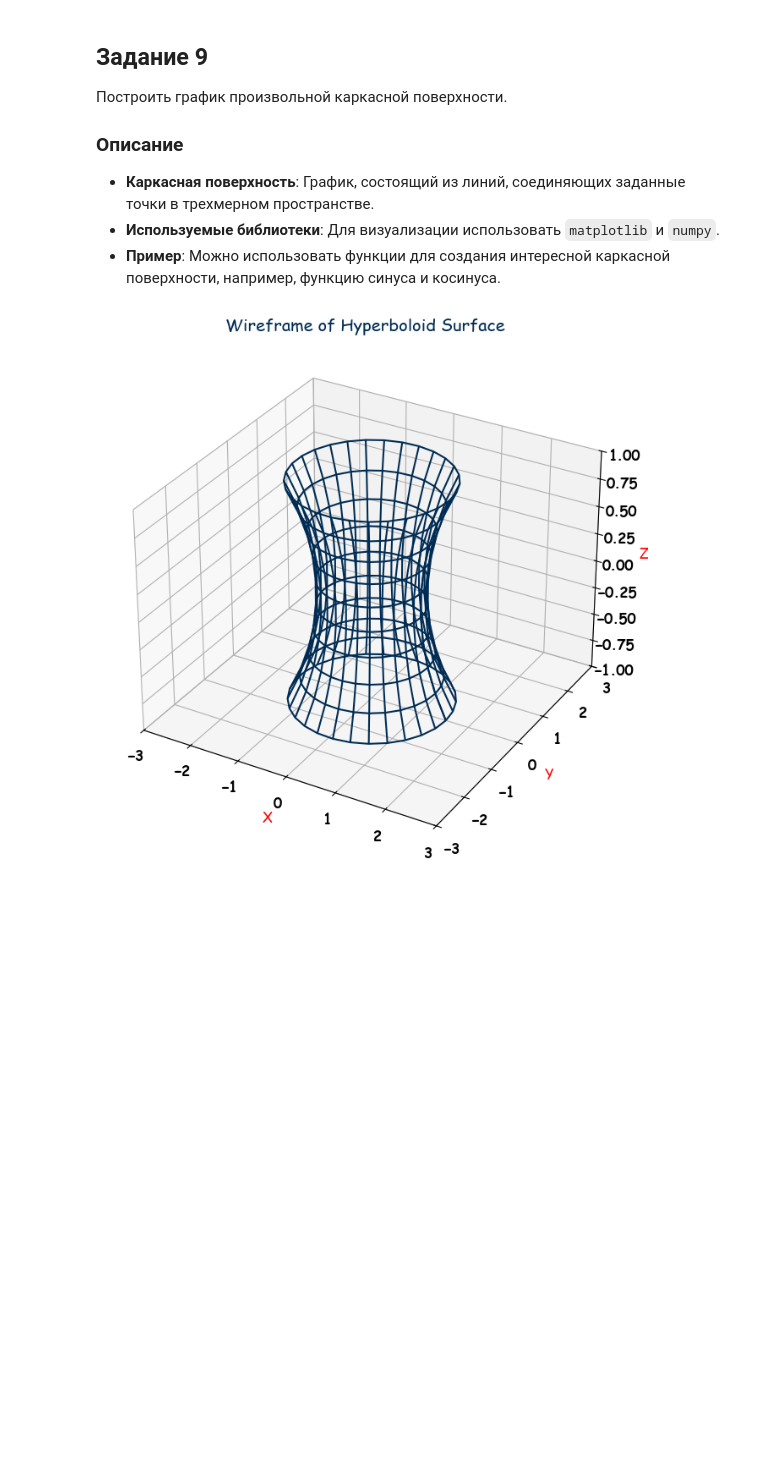
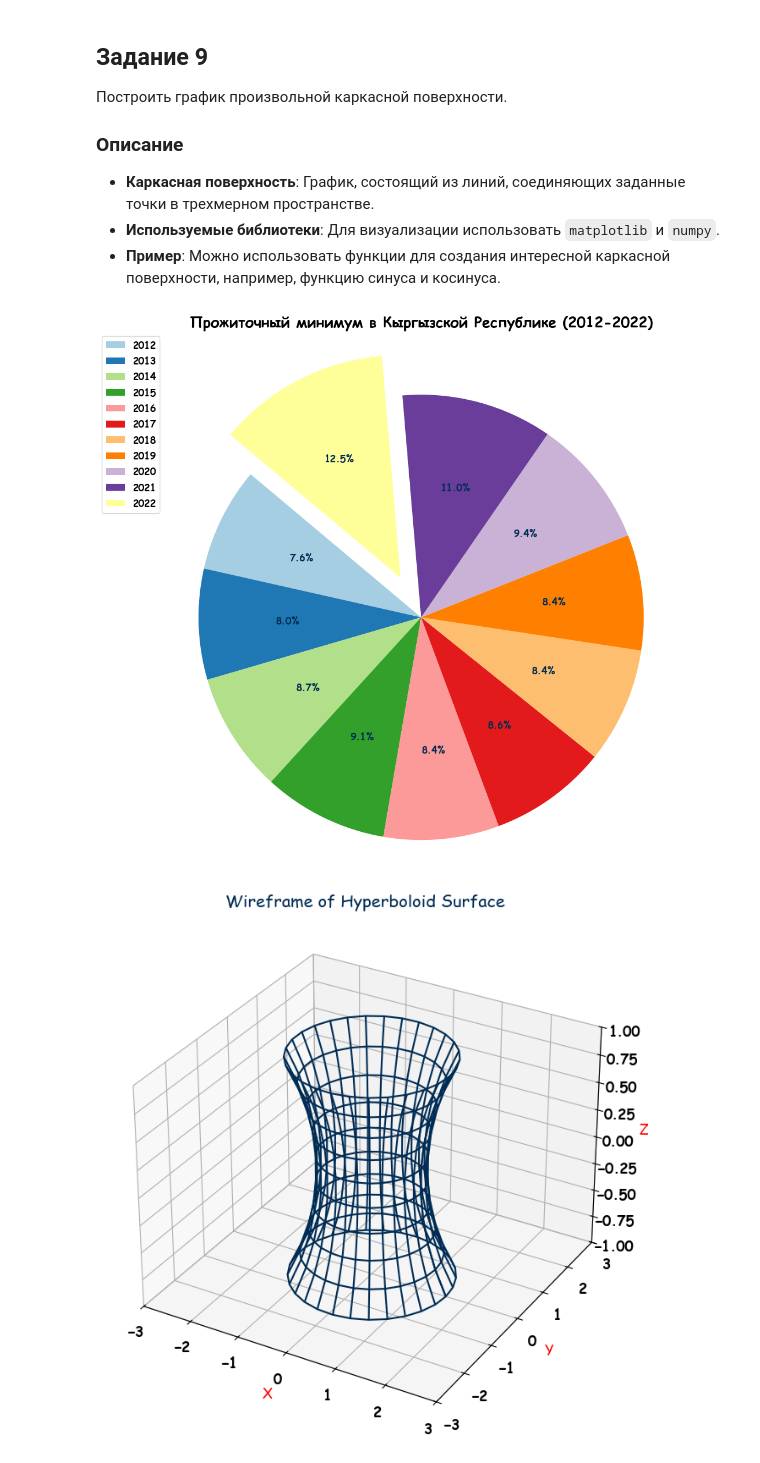
Before and after one commit to azima2304/Big_Data_laba3, a Jupyter notebook: maksutova_ain_1_22_laba3.ipynb, the cells around one changed output. Cells and saved outputs as stored; diff of their text form; code cells hidden in the pictures; blank space fills up the shorter version.

```diff
--- a/maksutova_ain_1_22_laba3.ipynb
+++ b/maksutova_ain_1_22_laba3.ipynb
@@ -394,6 +358,49 @@ plt.show()
 - **Каркасная поверхность**: График, состоящий из линий, соединяющих заданные точки в трехмерном пространстве.
 - **Используемые библиотеки**: Для визуализации использовать `matplotlib` и `numpy`.
 - **Пример**: Можно использовать функции для создания интересной каркасной поверхности, например, функцию синуса и косинуса.
+# %%
+import numpy as np
+import matplotlib.pyplot as plt
+
+# Данные
+years = np.array([2012, 2013, 2014, 2015, 2016,
+                  2017, 2018, 2019, 2020, 2021, 2022])
+minimum_income = np.array([4341.15, 4599.21, 4981.51, 5182.99, 4794.34,
+                           4900.79, 4792.54, 4806.32, 5358.53,
+                           6268.31, 7178.32])
+
+# Нахождение индекса максимального значения
+max_index = np.argmax(minimum_income)
+
+# Создание массива для explode
+explode = [0.2 if i == max_index else 0 for i in range(len(minimum_income))]
+
+# Построение кругового графика
+plt.figure(figsize=(10, 10))
+wedges, texts, autotexts = plt.pie(minimum_income, autopct='%1.1f%%',
+                                   startangle=140, colors=plt.cm.Paired.colors, explode=explode)
+
+# Настройка заголовка
+plt.title('Прожиточный минимум в Кыргызской Республике (2012-2022)',
+          fontsize=18, fontweight='bold')
+
+# Настройка текста на графике
+for text in texts:
+    text.set_fontsize(12)
+    text.set_color('black')
+for autotext in autotexts:
+    autotext.set_color('#002C54')
+    autotext.set_fontsize(12)
+
+# Добавление легенды
+plt.legend(bbox_to_anchor=(-0.16, 0.65, 0.25, 0.25),
+           loc='lower left', labels=years)
+
+plt.axis('equal')  # Равные оси, чтобы круг был правильным
+plt.tight_layout()
+plt.show()
+# %% [output]
+[figure, added]
 # %%
 import numpy as np
 import matplotlib.pyplot as plt
```
Also changed, not shown: parts of 2 cells of this notebook, 4 other files.
